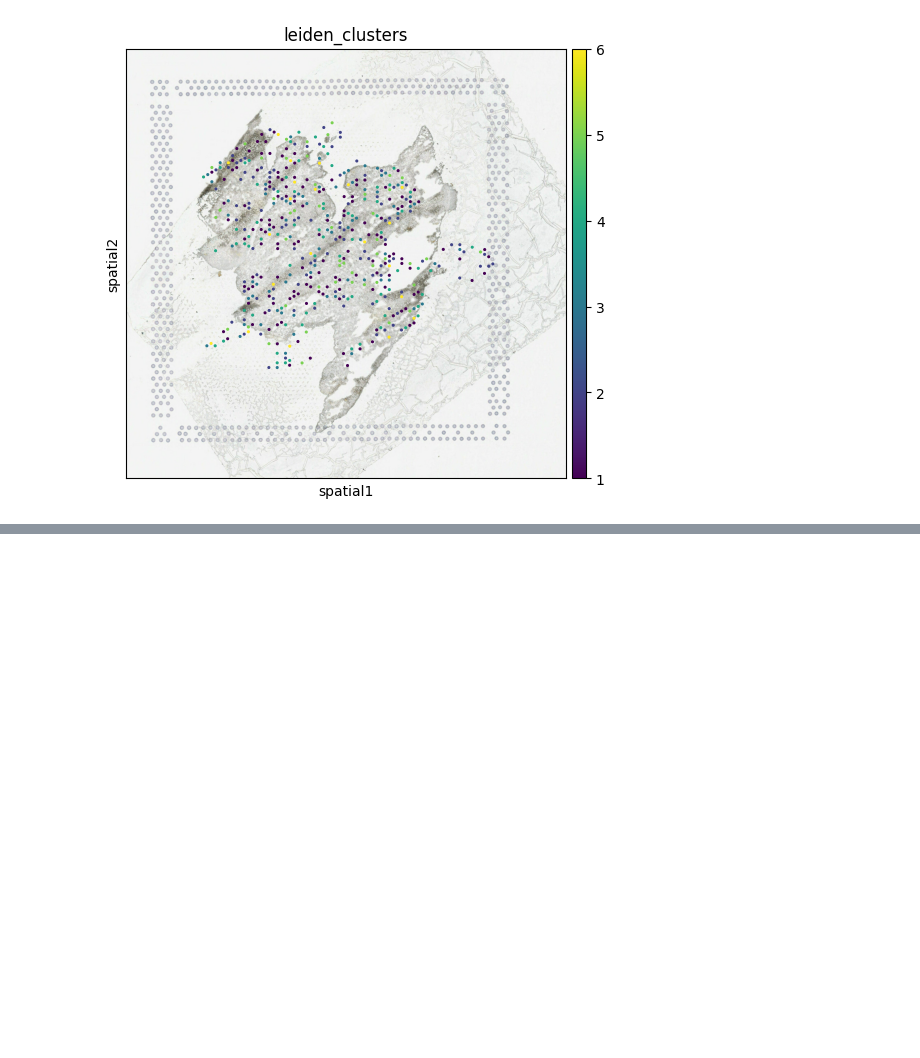
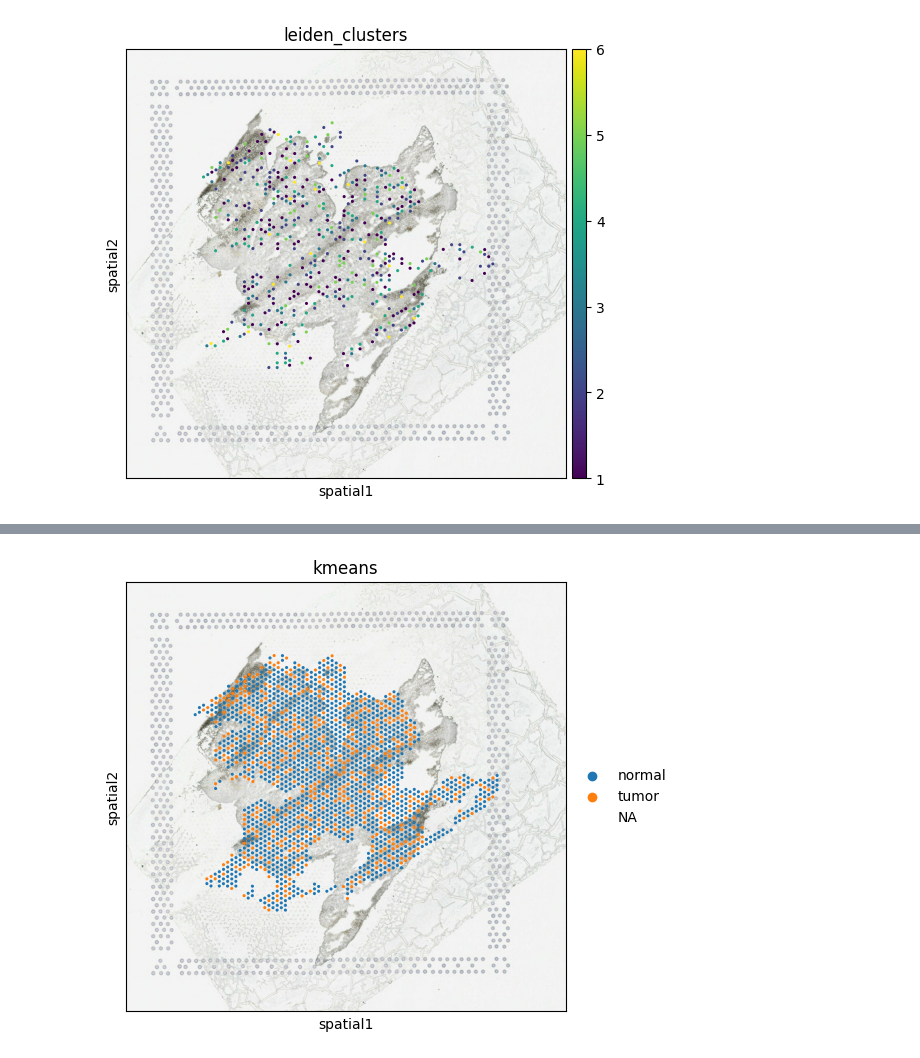
Before and after one commit to JiedanX/SpatialTranscriptomic, a Jupyter notebook: visium scanpy.ipynb, the cells around one changed output, grey strips where cells are left out. Saved outputs shown, nothing was run; the diff lists cells and outputs as text; code cells hidden in the pictures; blank space fills up the shorter version.

```diff
--- a/visium scanpy.ipynb
+++ b/visium scanpy.ipynb
@@ -115,0 +120,4 @@ sq.pl.spatial_scatter(adata, color=['leiden_clusters'], library_key=library_id,
+# %%
+sq.pl.spatial_scatter(adata, color=['kmeans'])
+# %% [output]
+[figure, added]
```
Also changed, not shown: parts of 1 cell of this notebook.
